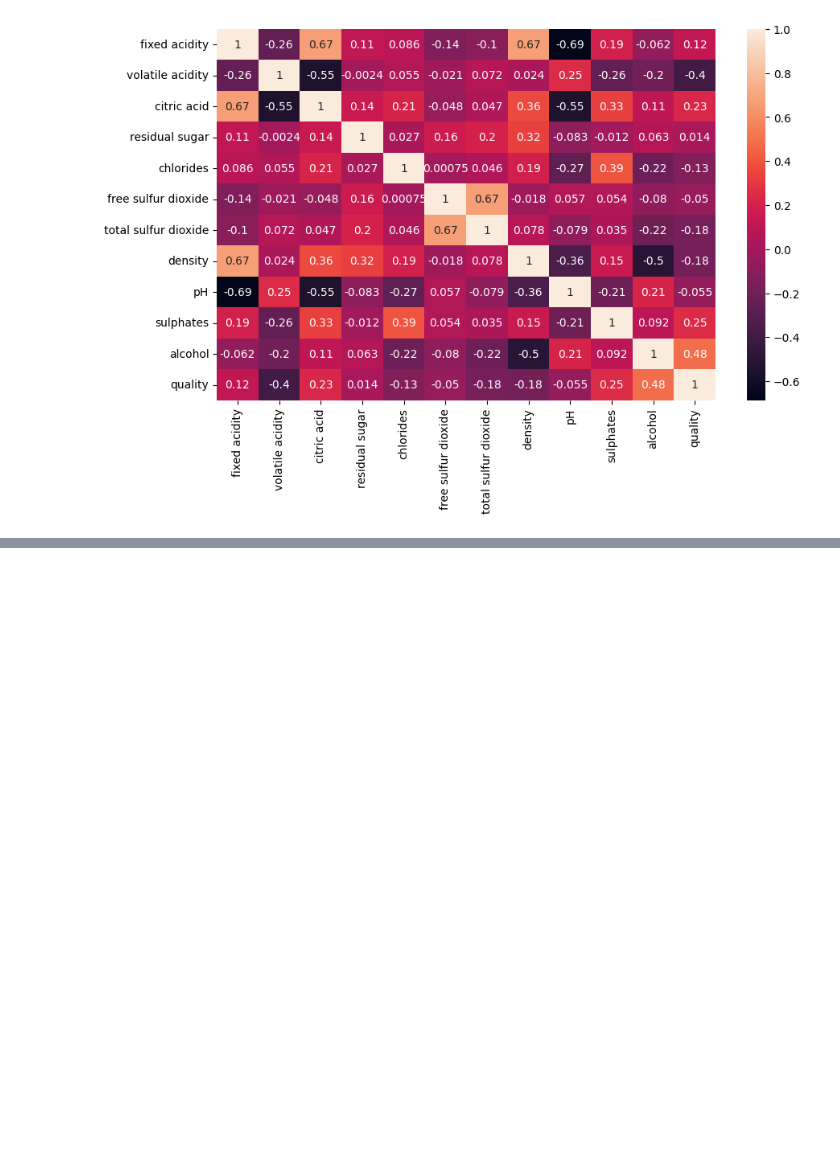
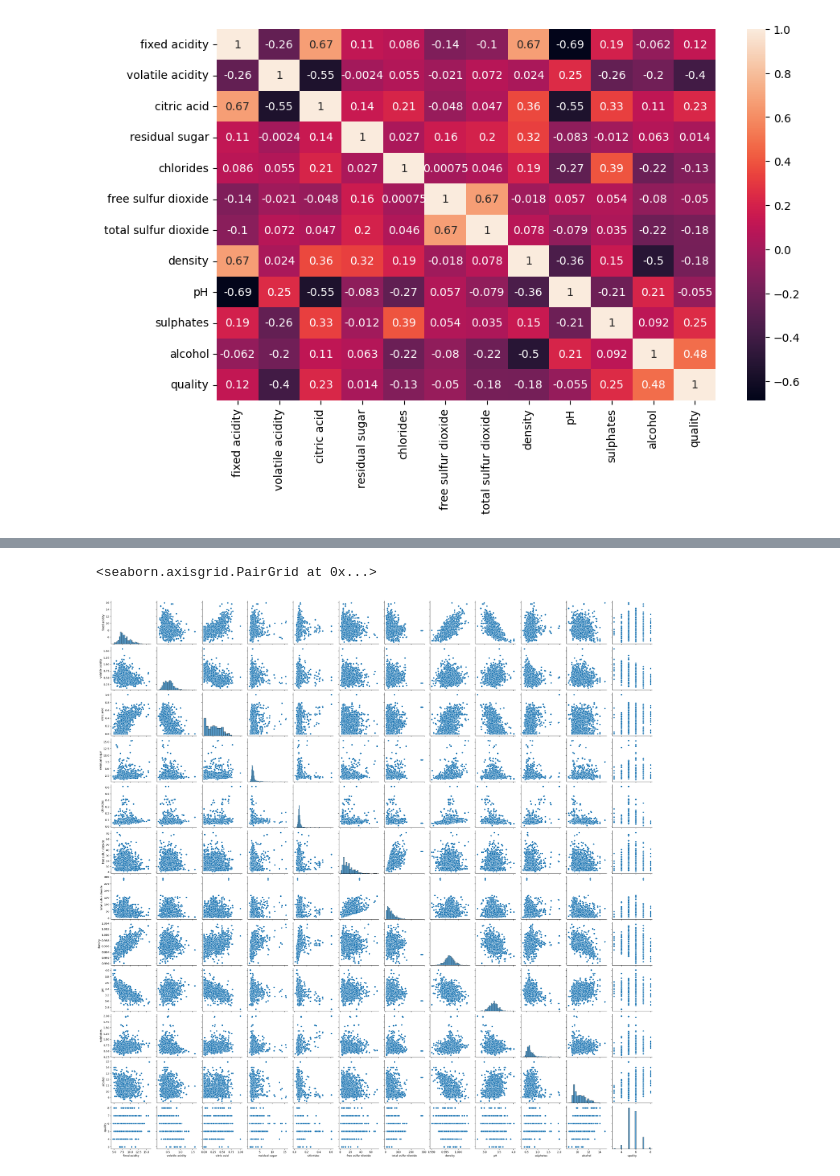
Before and after one commit to pashupatinathvidyarthi/Data-Science-Machine-Learning-Deep-Learning-and-NLP, a Jupyter notebook: Python/EDA/lec01.ipynb, the cells around one changed output, grey strips where cells are left out. Saved outputs shown, nothing was run; the diff lists cells and outputs as text; code cells hidden in the pictures; blank space fills up the shorter version.

```diff
--- a/Python/EDA/lec01.ipynb
+++ b/Python/EDA/lec01.ipynb
@@ -240,0 +262,6 @@ df.quality.value_counts().plot(kind='bar')
+# %%
+##Univariate, bivariate, multivariate analysis
+sns.pairplot(df)
+# %% [output]
+<seaborn.axisgrid.PairGrid at 0x...>
+[figure, added]
```
Also changed, not shown: parts of 5 cells of this notebook.
